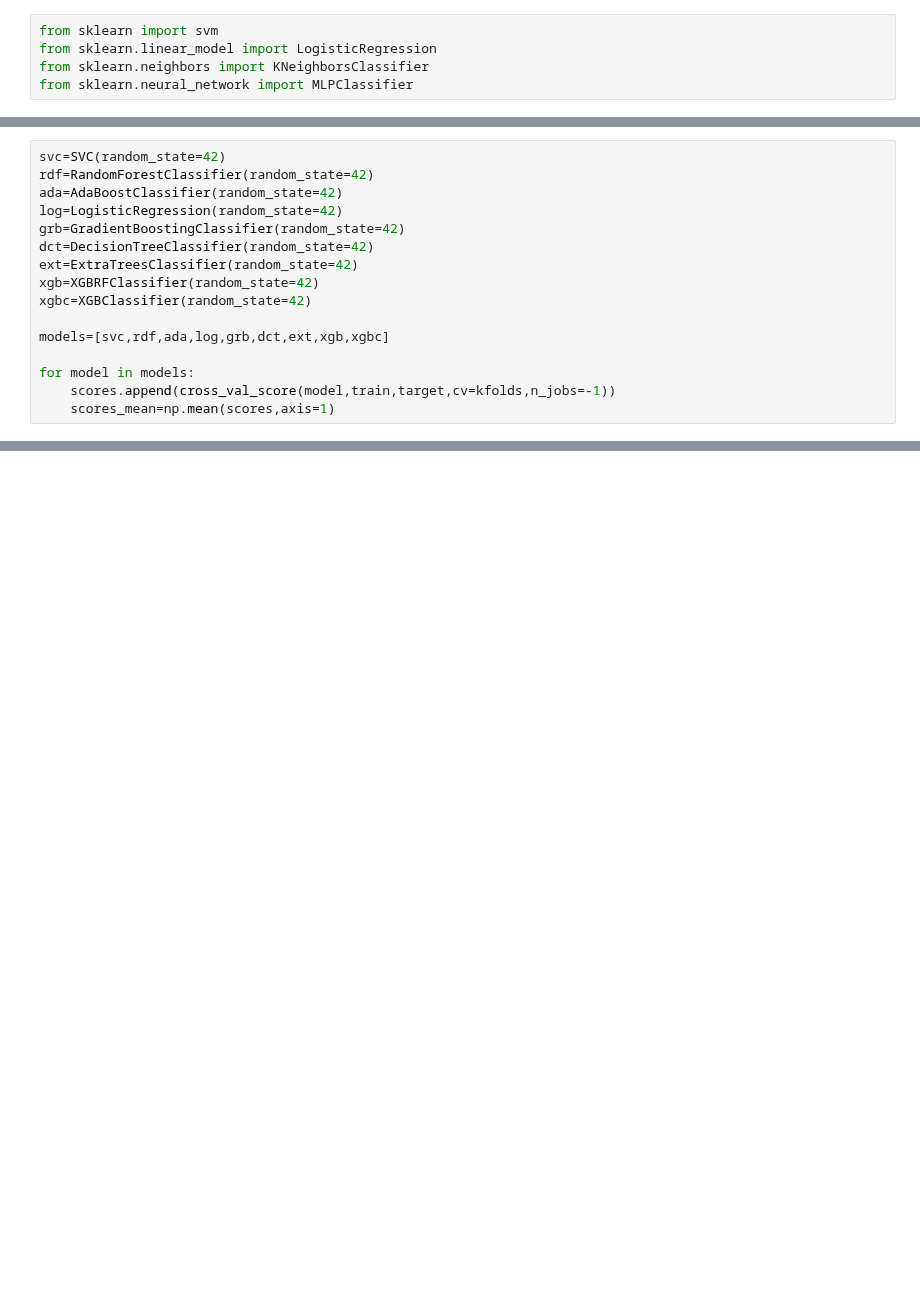
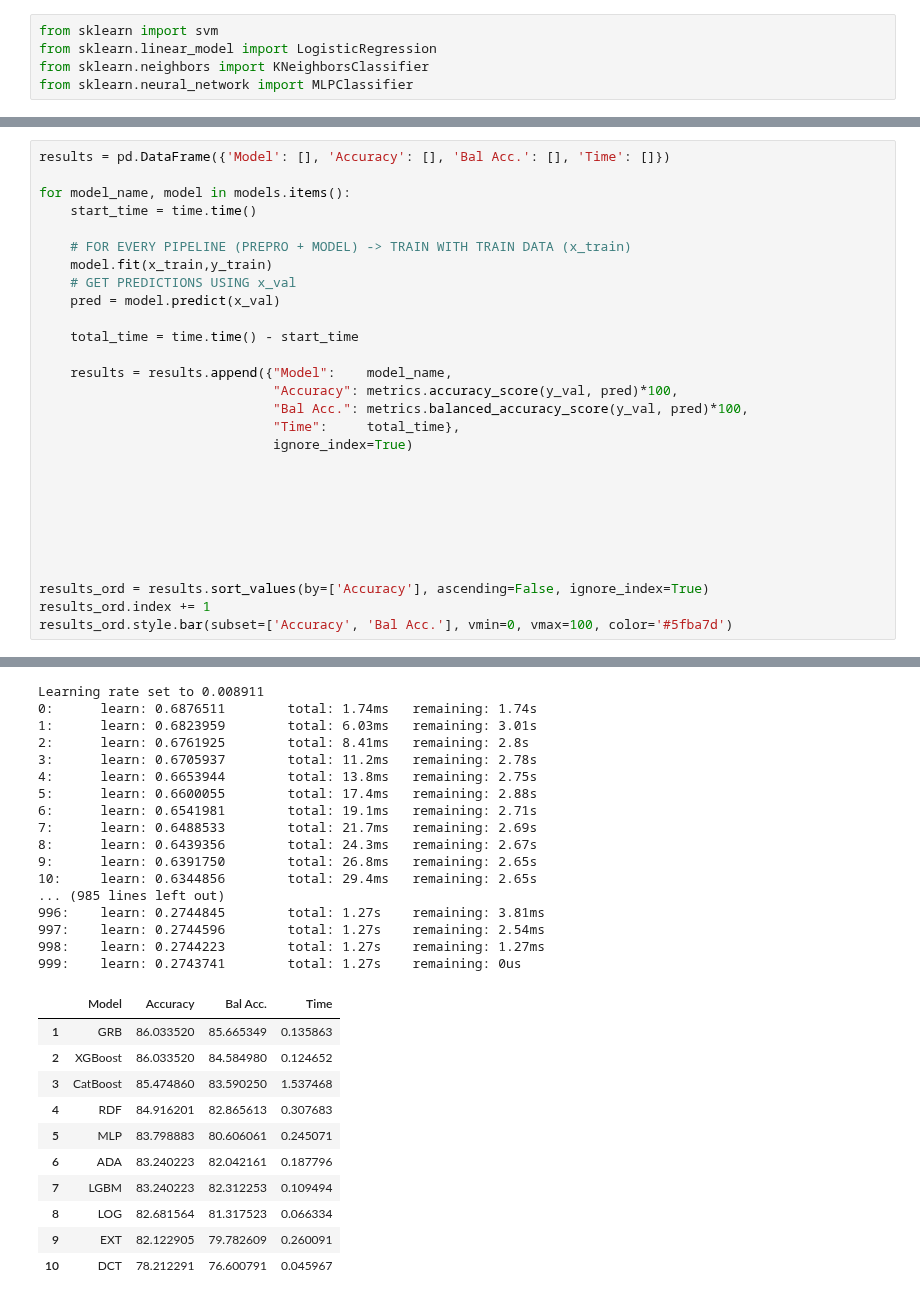
Before and after one commit to remre/StriveSchool-ai, a Jupyter notebook: week5featureeng/d2Titanic/TitanicComp.ipynb, the cells around one changed output, grey strips where cells are left out. Cells and saved outputs as stored; diff of their text form; blank space fills up the shorter version.

```diff
--- a/week5featureeng/d2Titanic/TitanicComp.ipynb
+++ b/week5featureeng/d2Titanic/TitanicComp.ipynb
@@ -436,16 +501,0 @@ Increase the number of iterations (max_iter) or scale the data as shown in:
-# %%
-svc=SVC(random_state=42)
-rdf=RandomForestClassifier(random_state=42)
-ada=AdaBoostClassifier(random_state=42)
-log=LogisticRegression(random_state=42)
-grb=GradientBoostingClassifier(random_state=42)
-dct=DecisionTreeClassifier(random_state=42)
-ext=ExtraTreesClassifier(random_state=42)
-xgb=XGBRFClassifier(random_state=42)
-xgbc=XGBClassifier(random_state=42)
-
-models=[svc,rdf,ada,log,grb,dct,ext,xgb,xgbc]
-
-for model in models:
-    scores.append(cross_val_score(model,train,target,cv=kfolds,n_jobs=-1))
-    scores_mean=np.mean(scores,axis=1)
@@ -451,0 +530,29 @@ for model in models:
+# %%
+results = pd.DataFrame({'Model': [], 'Accuracy': [], 'Bal Acc.': [], 'Time': []})
+
+for model_name, model in models.items():
+    start_time = time.time()
+
+    # FOR EVERY PIPELINE (PREPRO + MODEL) -> TRAIN WITH TRAIN DATA (x_train)
+    model.fit(x_train,y_train)
+    # GET PREDICTIONS USING x_val
+    pred = model.predict(x_val)
+
+    total_time = time.time() - start_time
+
+    results = results.append({"Model":    model_name,
+                              "Accuracy": metrics.accuracy_score(y_val, pred)*100,
+                              "Bal Acc.": metrics.balanced_accuracy_score(y_val, pred)*100,
+                              "Time":     total_time},
+                              ignore_index=True)
+
+
+
+
+
+
+
+results_ord = results.sort_values(by=['Accuracy'], ascending=False, ignore_index=True)
+results_ord.index += 1
+results_ord.style.bar(subset=['Accuracy', 'Bal Acc.'], vmin=0, vmax=100, color='#5fba7d')
+# %% [output]
@@ -451,0 +564,28 @@ for model in models:
+Learning rate set to 0.008911
+0:      learn: 0.6876511        total: 1.74ms   remaining: 1.74s
+1:      learn: 0.6823959        total: 6.03ms   remaining: 3.01s
+2:      learn: 0.6761925        total: 8.41ms   remaining: 2.8s
+3:      learn: 0.6705937        total: 11.2ms   remaining: 2.78s
+4:      learn: 0.6653944        total: 13.8ms   remaining: 2.75s
+5:      learn: 0.6600055        total: 17.4ms   remaining: 2.88s
+6:      learn: 0.6541981        total: 19.1ms   remaining: 2.71s
+7:      learn: 0.6488533        total: 21.7ms   remaining: 2.69s
+8:      learn: 0.6439356        total: 24.3ms   remaining: 2.67s
+9:      learn: 0.6391750        total: 26.8ms   remaining: 2.65s
+10:     learn: 0.6344856        total: 29.4ms   remaining: 2.65s
+... (985 lines left out)
+996:    learn: 0.2744845        total: 1.27s    remaining: 3.81ms
+997:    learn: 0.2744596        total: 1.27s    remaining: 2.54ms
+998:    learn: 0.2744223        total: 1.27s    remaining: 1.27ms
+999:    learn: 0.2743741        total: 1.27s    remaining: 0us
+|  | Model | Accuracy | Bal Acc. | Time |
+| 1 | GRB | 86.033520 | 85.665349 | 0.135863 |
+| 2 | XGBoost | 86.033520 | 84.584980 | 0.124652 |
+| 3 | CatBoost | 85.474860 | 83.590250 | 1.537468 |
+| 4 | RDF | 84.916201 | 82.865613 | 0.307683 |
+| 5 | MLP | 83.798883 | 80.606061 | 0.245071 |
+| 6 | ADA | 83.240223 | 82.042161 | 0.187796 |
+| 7 | LGBM | 83.240223 | 82.312253 | 0.109494 |
+| 8 | LOG | 82.681564 | 81.317523 | 0.066334 |
+| 9 | EXT | 82.122905 | 79.782609 | 0.260091 |
+| 10 | DCT | 78.212291 | 76.600791 | 0.045967 |
```
Also changed, not shown: parts of 30 cells of this notebook.
